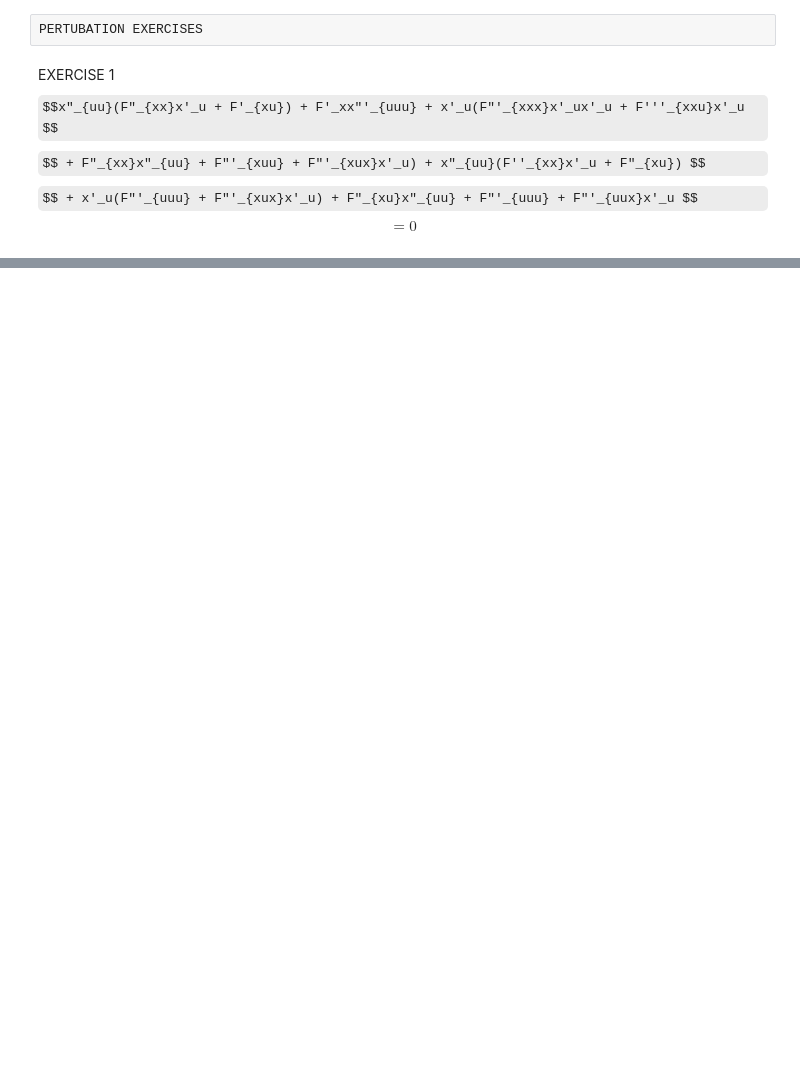
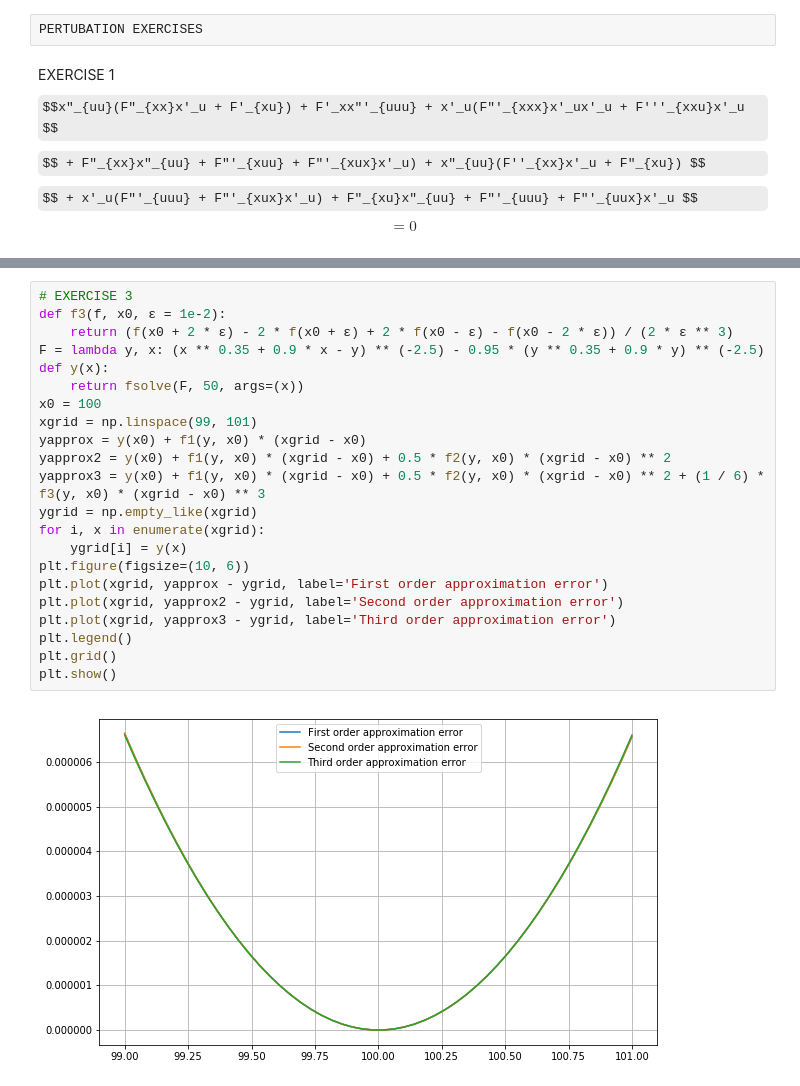
Before and after one commit to sophiesun123/BootCamp2018, a Jupyter notebook: ProbSets/Econ/ProbSet4/ProbSet4.ipynb, the cells around one changed output, grey strips where cells are left out. Saved outputs shown, nothing was run; the diff lists cells and outputs as text; some formulas as TeX source; blank space fills up the shorter version.

```diff
--- a/ProbSets/Econ/ProbSet4/ProbSet4.ipynb
+++ b/ProbSets/Econ/ProbSet4/ProbSet4.ipynb
@@ -567,0 +609,24 @@ $$ = 0$$
+# %%
+# EXERCISE 3
+def f3(f, x0, ɛ = 1e-2):
+    return (f(x0 + 2 * ɛ) - 2 * f(x0 + ɛ) + 2 * f(x0 - ɛ) - f(x0 - 2 * ɛ)) / (2 * ɛ ** 3)
+F = lambda y, x: (x ** 0.35 + 0.9 * x - y) ** (-2.5) - 0.95 * (y ** 0.35 + 0.9 * y) ** (-2.5)
+def y(x):
+    return fsolve(F, 50, args=(x))
+x0 = 100
+xgrid = np.linspace(99, 101)
+yapprox = y(x0) + f1(y, x0) * (xgrid - x0)
+yapprox2 = y(x0) + f1(y, x0) * (xgrid - x0) + 0.5 * f2(y, x0) * (xgrid - x0) ** 2
+yapprox3 = y(x0) + f1(y, x0) * (xgrid - x0) + 0.5 * f2(y, x0) * (xgrid - x0) ** 2 + (1 / 6) * f3(y, x0) * (xgrid - x0) ** 3
+ygrid = np.empty_like(xgrid)
+for i, x in enumerate(xgrid):
+    ygrid[i] = y(x)
+plt.figure(figsize=(10, 6))
+plt.plot(xgrid, yapprox - ygrid, label='First order approximation error')
+plt.plot(xgrid, yapprox2 - ygrid, label='Second order approximation error')
+plt.plot(xgrid, yapprox3 - ygrid, label='Third order approximation error')
+plt.legend()
+plt.grid()
+plt.show()
+# %% [output]
+[figure, added]
```
Also changed, not shown: parts of 9 cells of this notebook, 1 other file.
